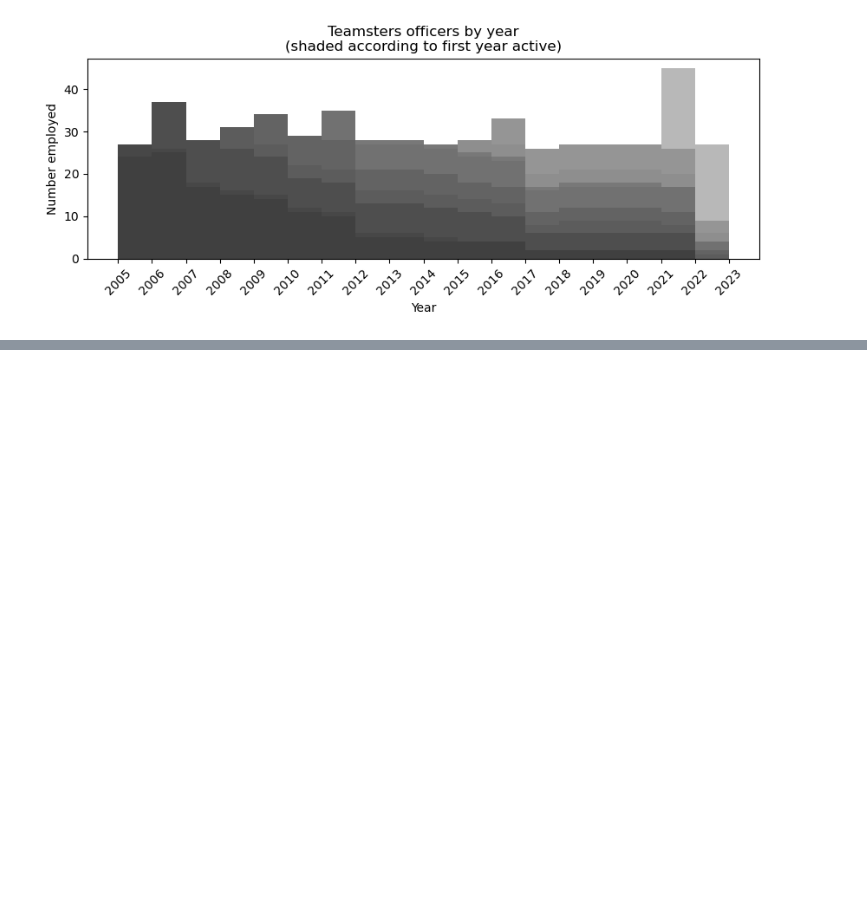
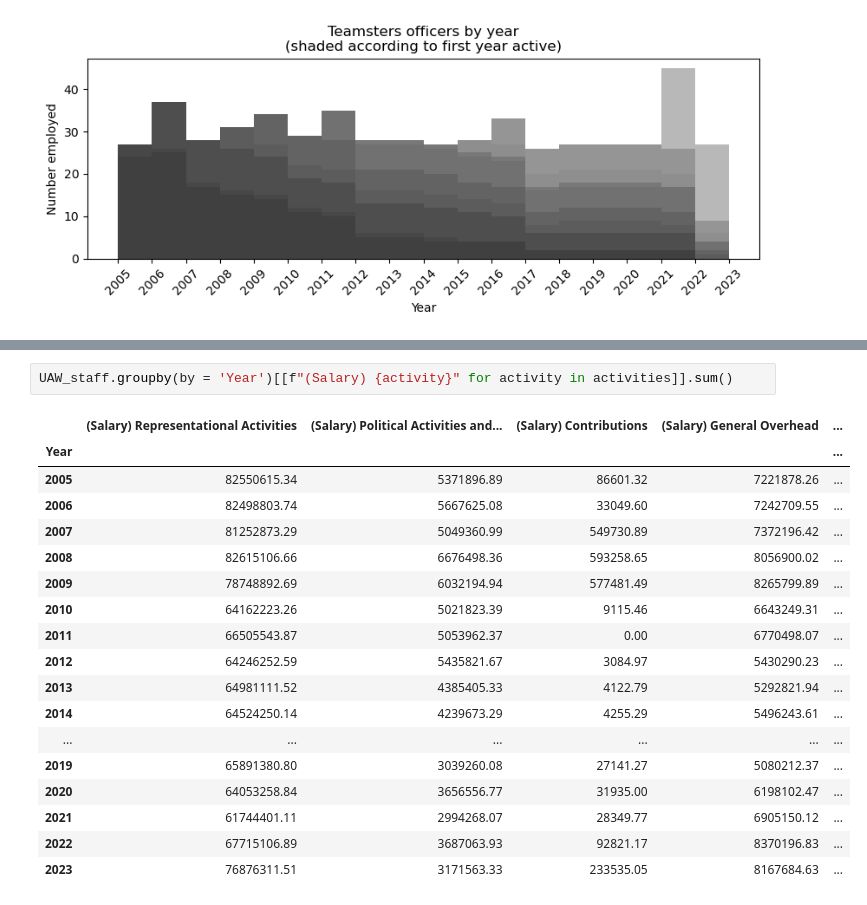
Before and after one commit to AmziJeffs/LaborData, a Jupyter notebook: staffing_analysis.ipynb, the cells around one changed output, grey strips where cells are left out. Drawn from its saved outputs; the diff is of its cells as text; blank space fills up the shorter version.

```diff
--- a/staffing_analysis.ipynb
+++ b/staffing_analysis.ipynb
@@ -162,0 +179,21 @@ plt.show()
+# %%
+UAW_staff.groupby(by = 'Year')[[f"(Salary) {activity}" for activity in activities]].sum()
+# %% [output]
+|  | (Salary) Representational Activities | (Salary) Political Activities and... | (Salary) Contributions | (Salary) General Overhead | ... |
+| Year |  |  |  |  | ... |
+| 2005 | 82550615.34 | 5371896.89 | 86601.32 | 7221878.26 | ... |
+| 2006 | 82498803.74 | 5667625.08 | 33049.60 | 7242709.55 | ... |
+| 2007 | 81252873.29 | 5049360.99 | 549730.89 | 7372196.42 | ... |
+| 2008 | 82615106.66 | 6676498.36 | 593258.65 | 8056900.02 | ... |
+| 2009 | 78748892.69 | 6032194.94 | 577481.49 | 8265799.89 | ... |
+| 2010 | 64162223.26 | 5021823.39 | 9115.46 | 6643249.31 | ... |
+| 2011 | 66505543.87 | 5053962.37 | 0.00 | 6770498.07 | ... |
+| 2012 | 64246252.59 | 5435821.67 | 3084.97 | 5430290.23 | ... |
+| 2013 | 64981111.52 | 4385405.33 | 4122.79 | 5292821.94 | ... |
+| 2014 | 64524250.14 | 4239673.29 | 4255.29 | 5496243.61 | ... |
+| ... | ... | ... | ... | ... | ... |
+| 2019 | 65891380.80 | 3039260.08 | 27141.27 | 5080212.37 | ... |
+| 2020 | 64053258.84 | 3656556.77 | 31935.00 | 6198102.47 | ... |
+| 2021 | 61744401.11 | 2994268.07 | 28349.77 | 6905150.12 | ... |
+| 2022 | 67715106.89 | 3687063.93 | 92821.17 | 8370196.83 | ... |
+| 2023 | 76876311.51 | 3171563.33 | 233535.05 | 8167684.63 | ... |
```
Also changed, not shown: parts of 8 cells of this notebook.
